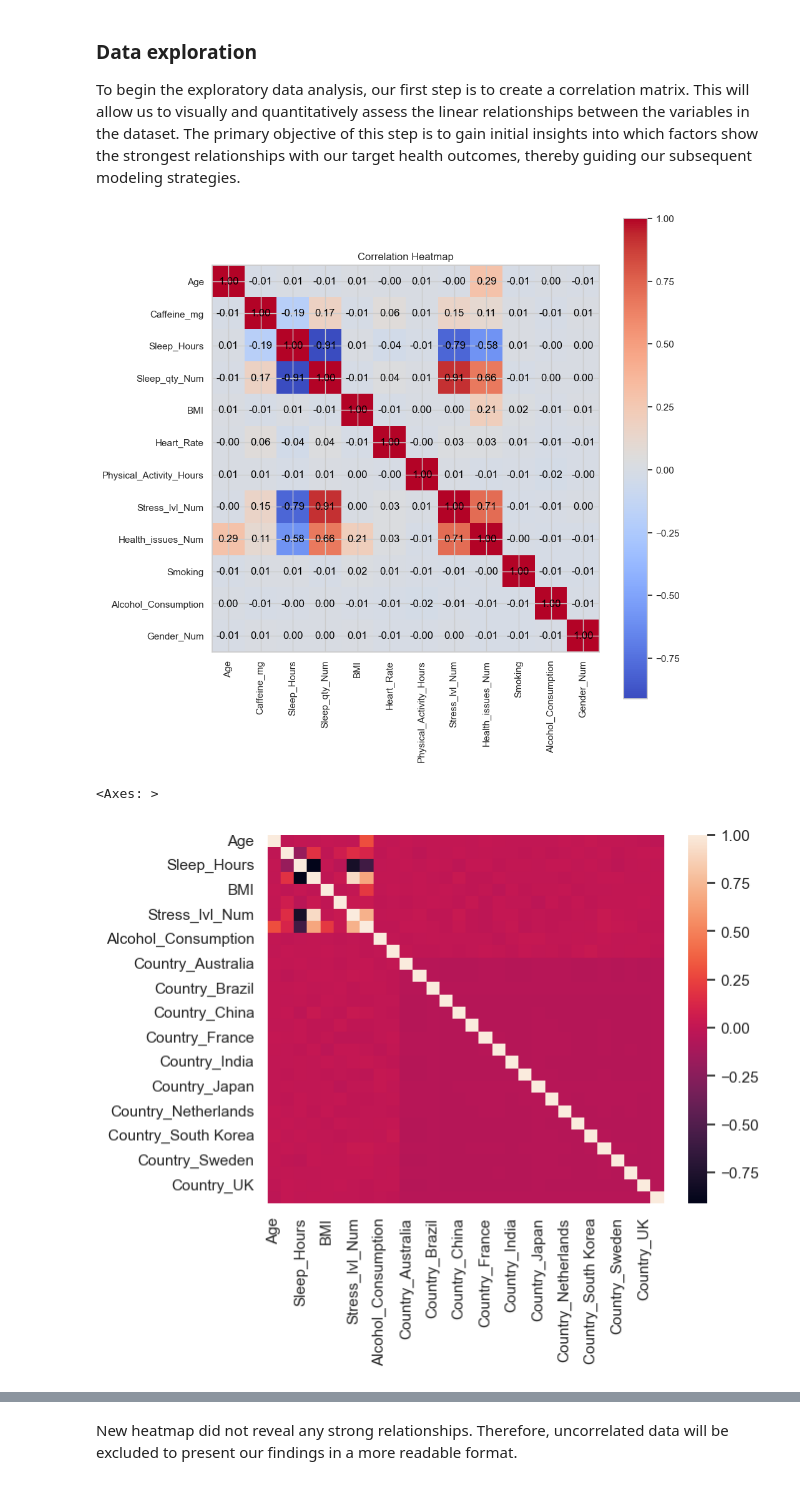
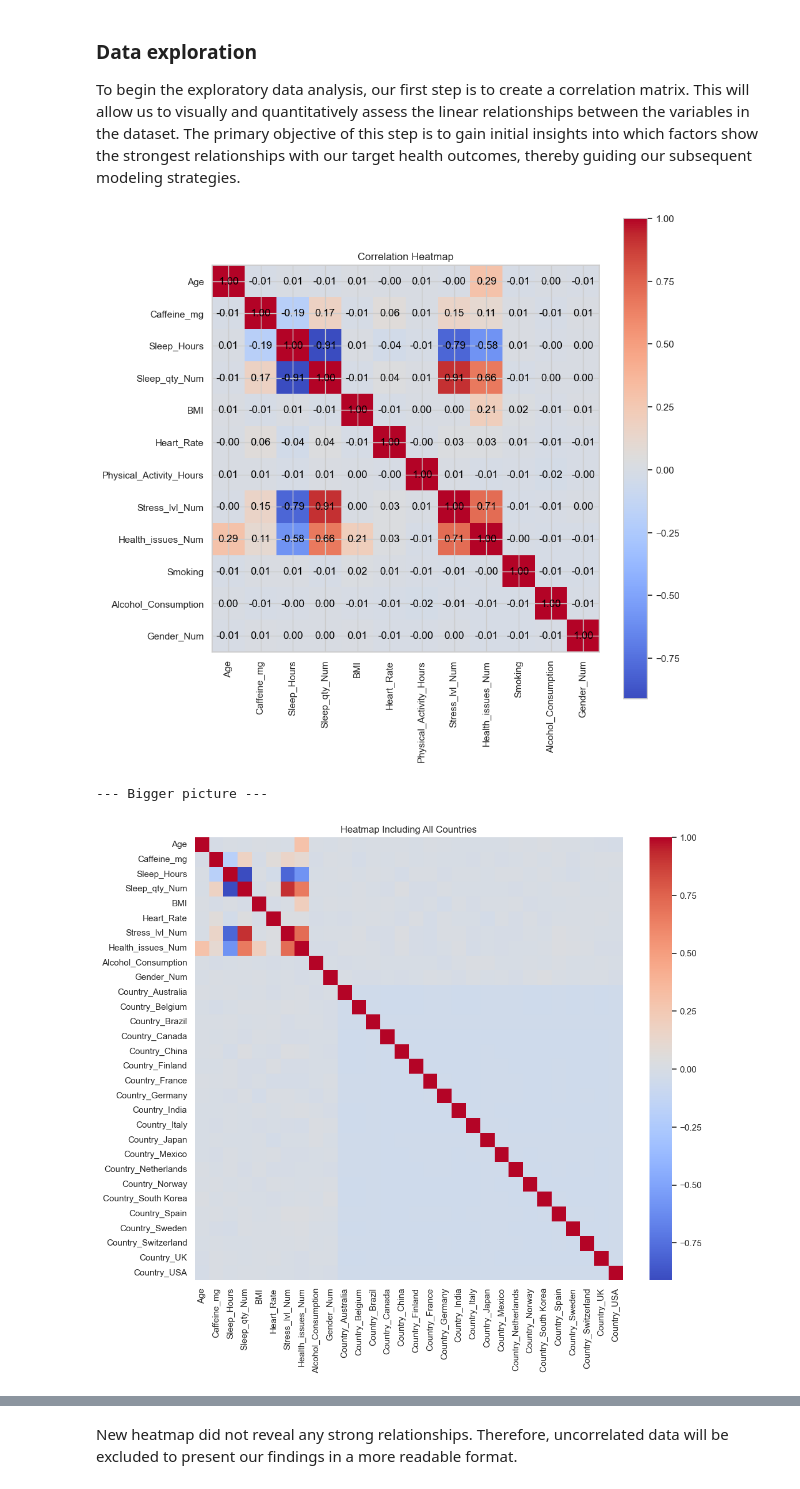
Before and after one commit to Itz-Ezu/DKKO_group6, a Jupyter notebook: coffee_project/hot_coffee.ipynb, the cells around one changed output, grey strips where cells are left out. Saved outputs shown, nothing was run; the diff lists cells and outputs as text; code cells hidden in the pictures.

```diff
--- a/coffee_project/hot_coffee.ipynb
+++ b/coffee_project/hot_coffee.ipynb
@@ -191,34 +191,39 @@ plt.colorbar()
 plt.xticks(range(len(corr)), corr.columns, rotation=90)
 plt.yticks(range(len(corr)), corr.columns)
 
 for i in range(len(corr)):
     for j in range(len(corr)):
         plt.text(j, i, f"{corr.iloc[i, j]:.2f}", ha='center', va='center', color='black')
 
 plt.title("Correlation Heatmap")
 plt.show()
 
+print("\n--- Bigger picture ---\n")
 
 df2 = df[[
     'Age',
     #'Coffee_Intake',
     'Caffeine_mg',
     'Sleep_Hours',
     'Sleep_qty_Num',
     'BMI',
     'Heart_Rate',
     'Stress_lvl_Num',
     'Health_issues_Num',
     'Alcohol_Consumption',
     'Gender_Num'
 ]]
 
 df_country_dummies = pd.get_dummies(df['Country'], prefix='Country')
 df_merged = pd.concat([df2, df_country_dummies], axis=1)
 
-sns.heatmap(df_merged.corr(), annot=False)
+plt.figure(figsize=(12, 10))
+sns.heatmap(df_merged.corr(), cmap='coolwarm')
+
+plt.title('Heatmap Including All Countries')
+plt.show()
 # %% [output]
 [figure]
-<Axes: >
+--- Bigger picture ---
-[figure, old version]
+[figure, new version]
 # %% [markdown]
```
Also changed, not shown: parts of 4 cells of this notebook.
